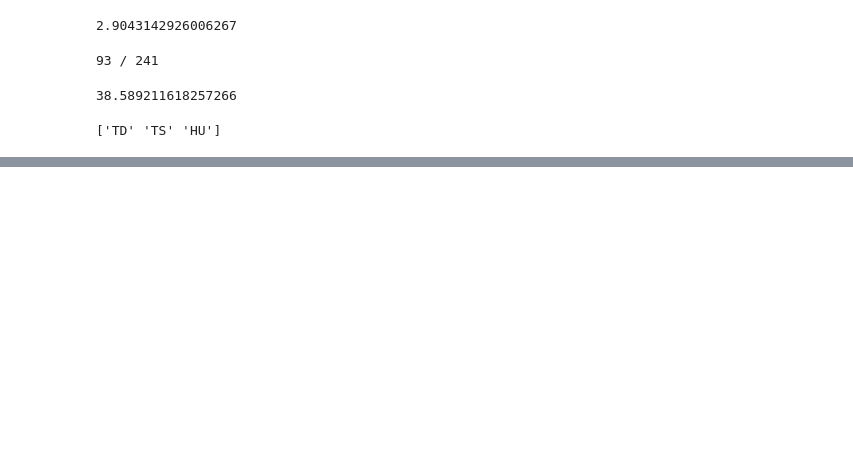
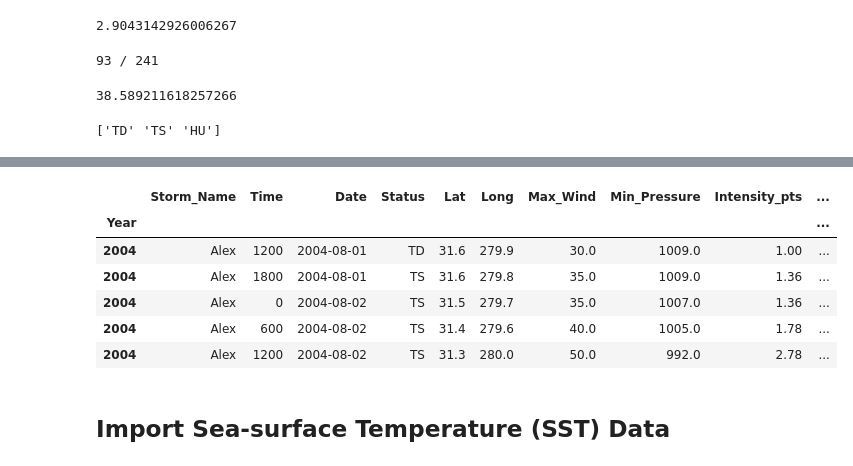
Before and after one commit to jabsneve/Hurricanes_Capstone, a Jupyter notebook: Hurricanes_1.ipynb, the cells around one changed output, grey strips where cells are left out. Drawn from its saved outputs; the diff is of its cells as text; code cells hidden in the pictures; blank space fills up the shorter version.

```diff
--- a/Hurricanes_1.ipynb
+++ b/Hurricanes_1.ipynb
@@ -359,0 +304,37 @@ hurricanes.to_csv('hurricanes_min_data', index=True)
+# %%
+# define a function to calculate size points
+
+def size_pts(df):
+    if df['eff_rad_34']>0:
+        pts_34 = 3*df['eff_rad_34']/408.02
+        if df['eff_rad_50']>0:
+            pts_50 = 4*df['eff_rad_50']/192.99
+            if df['eff_rad_64']>0:
+                pts_64 = 8*df['eff_rad_64']/112.15
+                if df['eff_rad_87']>0:
+                    pts_87 = 10*df['eff_rad_87']/45.2
+                    return pts_34+pts_50+pts_64+pts_87
+# %%
+# insert the Size_pts column based on the results from the size_pts function
+
+hsi.insert(9,'Size_pts', list(hsi.apply(size_pts, axis=1)), True)
+# %%
+# replace NaN values with 0
+
+hsi['Size_pts'].fillna(value=0, inplace=True)
+# %%
+# create Severity column by adding Intensity pts and Size pts
+
+hsi.insert(10, 'Severity', hsi['Intensity_pts']+hsi['Size_pts'], True)
+# %%
+hsi.head()
+# %% [output]
+|  | Storm_Name | Time | Date | Status | Lat | Long | Max_Wind | Min_Pressure | Intensity_pts | ... |
+| Year |  |  |  |  |  |  |  |  |  | ... |
+| 2004 | Alex | 1200 | 2004-08-01 | TD | 31.6 | 279.9 | 30.0 | 1009.0 | 1.00 | ... |
+| 2004 | Alex | 1800 | 2004-08-01 | TS | 31.6 | 279.8 | 35.0 | 1009.0 | 1.36 | ... |
+| 2004 | Alex | 0 | 2004-08-02 | TS | 31.5 | 279.7 | 35.0 | 1007.0 | 1.36 | ... |
+| 2004 | Alex | 600 | 2004-08-02 | TS | 31.4 | 279.6 | 40.0 | 1005.0 | 1.78 | ... |
+| 2004 | Alex | 1200 | 2004-08-02 | TS | 31.3 | 280.0 | 50.0 | 992.0 | 2.78 | ... |
+# %% [markdown]
+## Import Sea-surface Temperature (SST) Data
```
Also changed, not shown: parts of 57 cells of this notebook.
